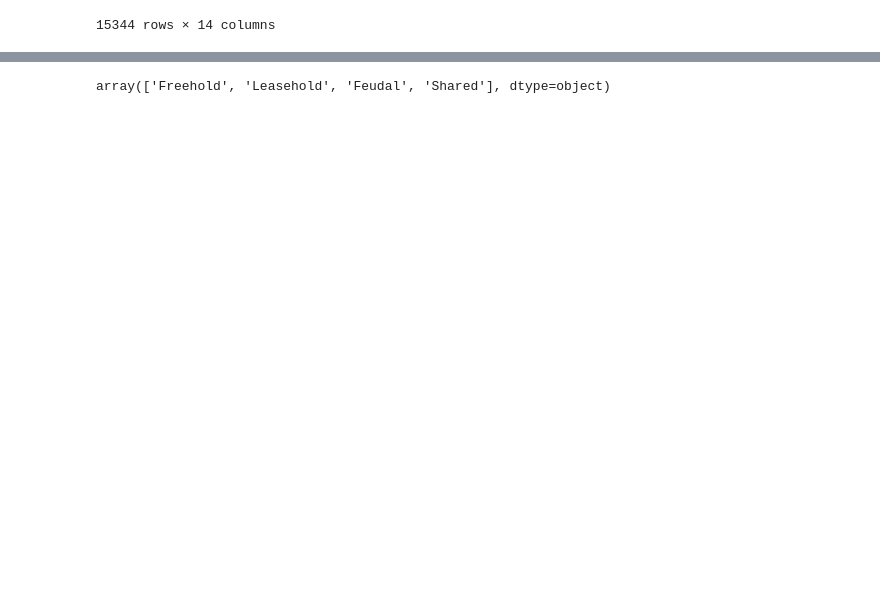
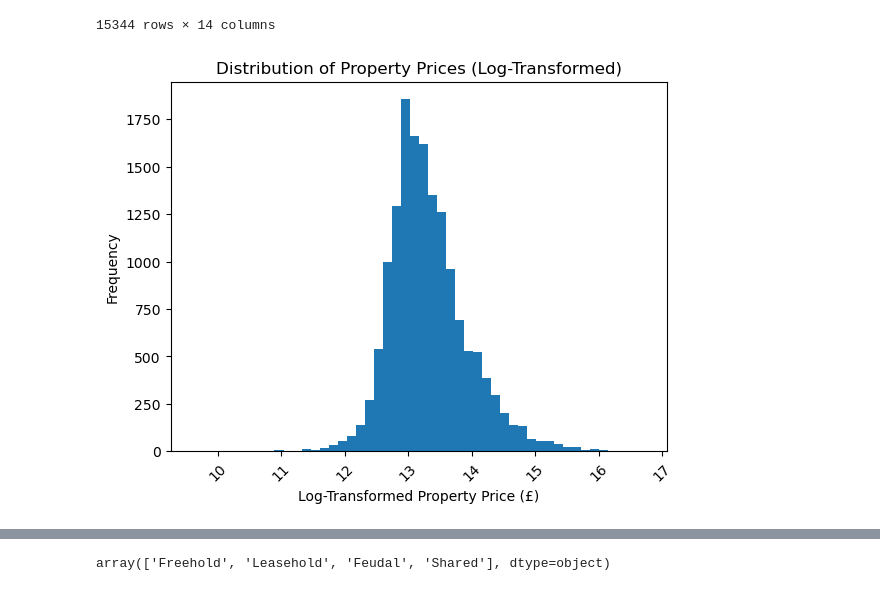
Before and after one commit to jonathanskuy/london-property-price-prediction, a Jupyter notebook: notebooks/feature_engineering.ipynb, the cells around one changed output, grey strips where cells are left out. Saved outputs shown, nothing was run; the diff lists cells and outputs as text; code cells hidden in the pictures; blank space fills up the shorter version.

```diff
--- a/notebooks/feature_engineering.ipynb
+++ b/notebooks/feature_engineering.ipynb
@@ -168,6 +186,17 @@ See the caveats in the documentation: https://pandas.pydata.org/pandas-docs/stab
 | 157269 | 15 Chester Row, London, SW1W 9JF | SW1W 9JF | 6250000 | 2024-09-27 | 51.493587 | -0.152122 | 4.0 | 3.0 | ... |
 | 157270 | 56 Whiteley Road, London, SE19 1JT | SE19 1JT | 927500 | 2024-09-27 | 51.424412 | -0.090256 | 5.0 | 1.0 | ... |
 15344 rows × 14 columns
+# %%
+plt.figure()
+plt.hist(df_property['log_price'], bins=50)
+plt.ticklabel_format(style='plain', axis='x')
+plt.xlabel('Log-Transformed Property Price (£)')
+plt.xticks(rotation=45)
+plt.ylabel('Frequency')
+plt.title('Distribution of Property Prices (Log-Transformed)')
+plt.show()
+# %% [output]
+[figure, added]
 # %%
 df_property = df_property.drop_duplicates()
 
```
Also changed, not shown: parts of 14 cells of this notebook, 1 other file.
